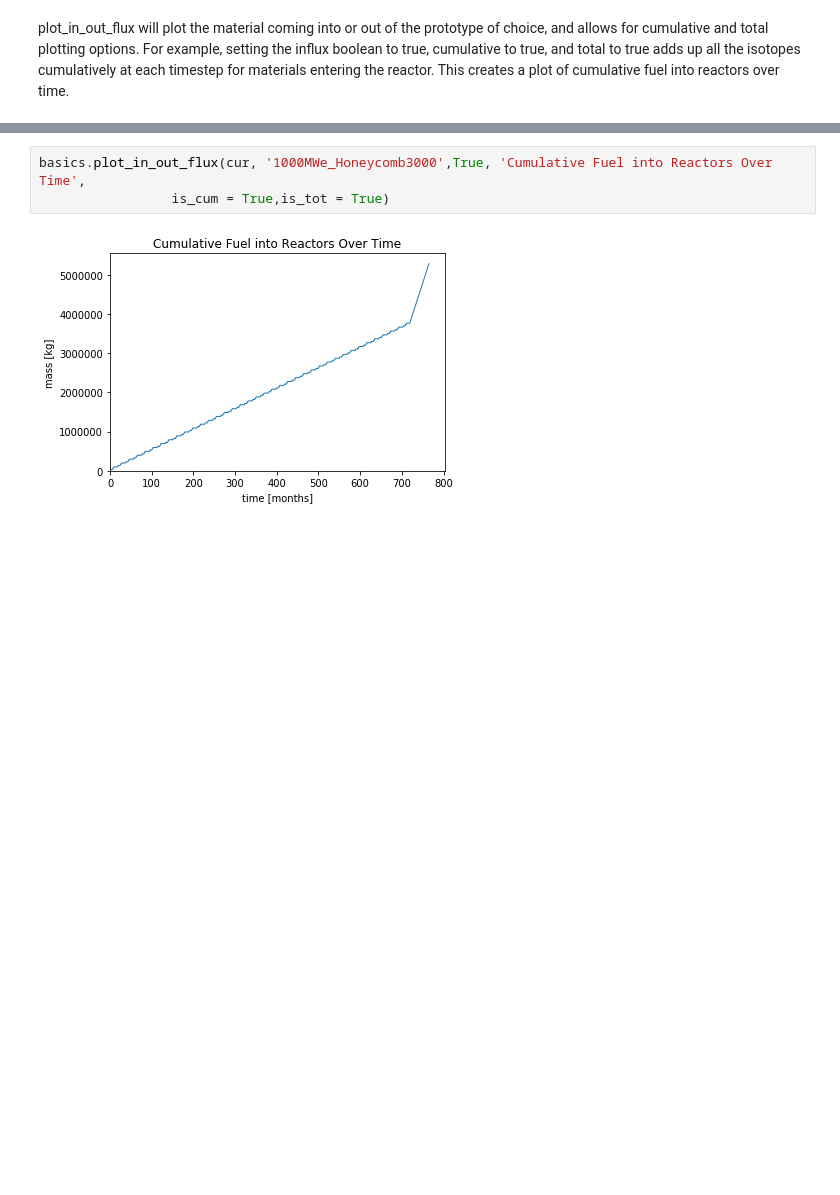
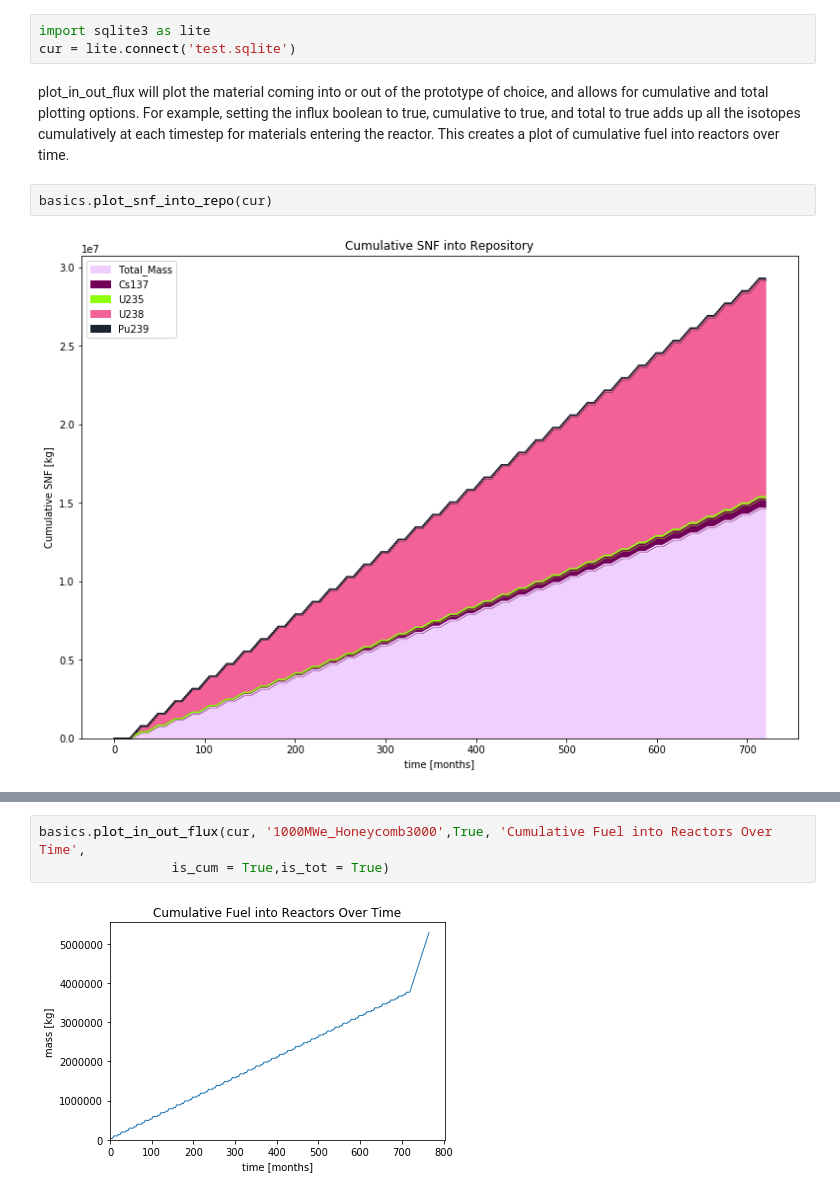
Before and after one commit to ZoeRichter/cyclus-tutorial, a Jupyter notebook: Tutorial.ipynb, the cells around one changed output, grey strips where cells are left out. Drawn from its saved outputs; the diff is of its cells as text; blank space fills up the shorter version.

```diff
--- a/Tutorial.ipynb
+++ b/Tutorial.ipynb
@@ -397,2 +395,9 @@ cur = basics.get_cursor('singlereactortutorial.sqlite')
+# %%
+import sqlite3 as lite
+cur = lite.connect('test.sqlite')
 # %% [markdown]
 plot_in_out_flux will plot the material coming into or out of the prototype of choice, and allows for cumulative and total plotting options.  For example, setting the influx boolean to true, cumulative to true, and total to true adds up all the isotopes cumulatively at each timestep for materials entering the reactor.  This creates a plot of cumulative fuel into reactors over time.
+# %%
+basics.plot_snf_into_repo(cur)
+# %% [output]
+[figure, added]
```
Also changed, not shown: parts of 8 cells of this notebook, 3 other files.
